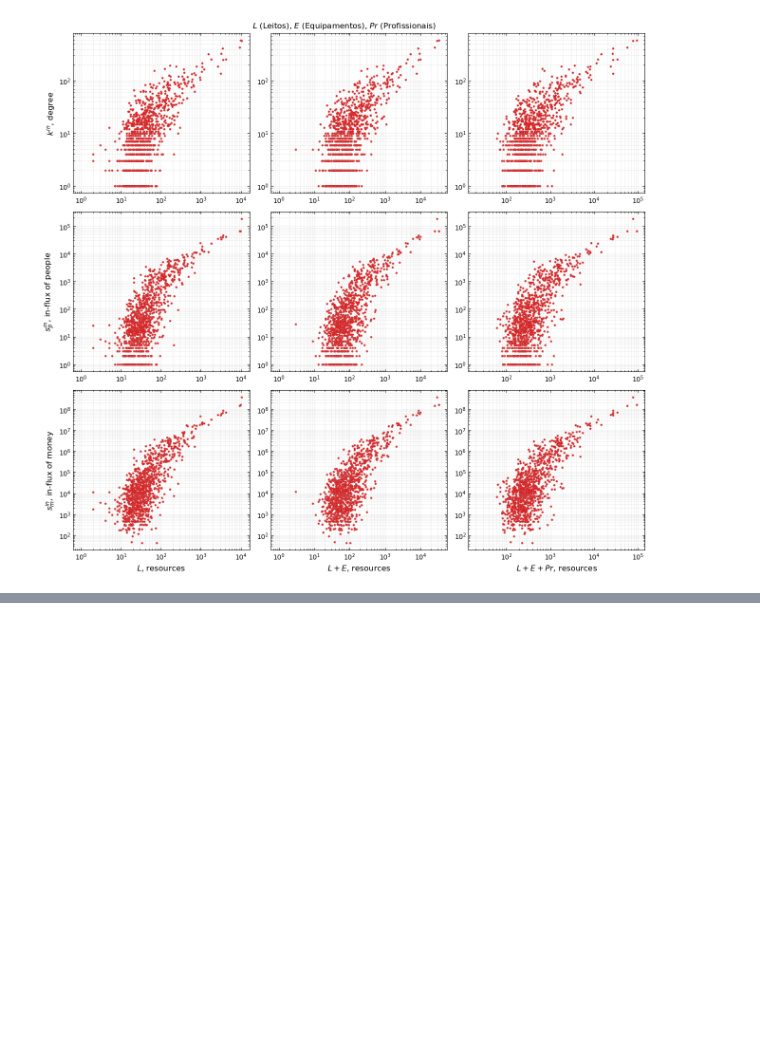
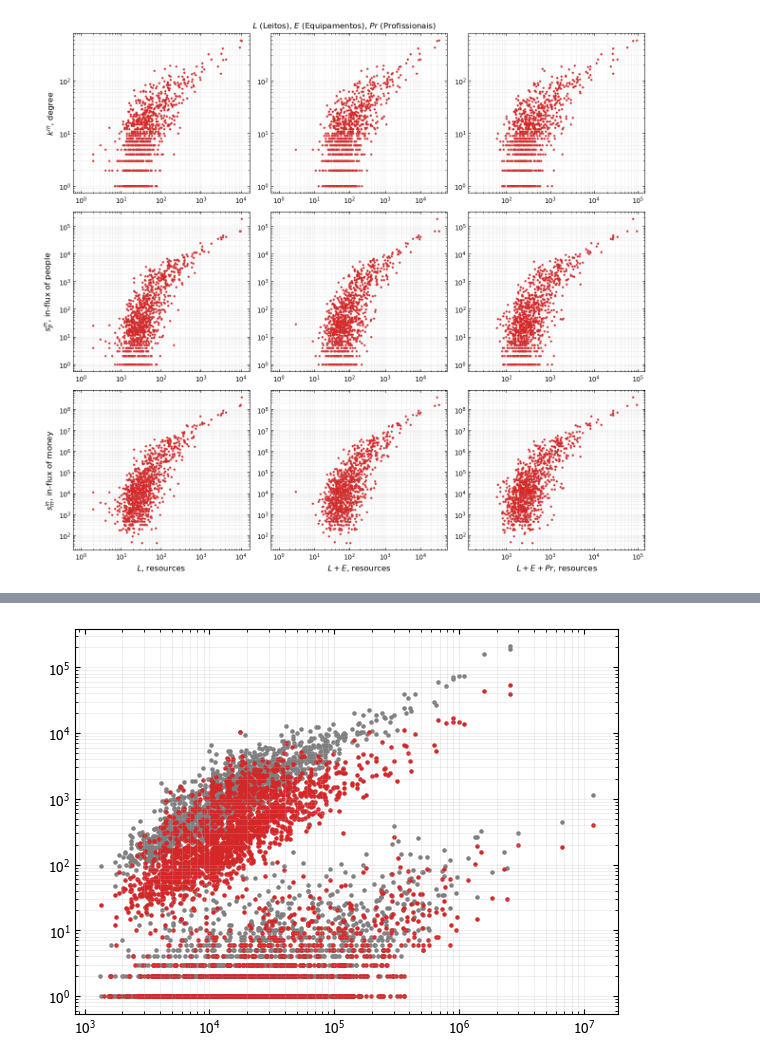
Before and after one commit to humbertocarmona/pyopensus, a Jupyter notebook: notebooks/networkanalysis/citynets.ipynb, the cells around one changed output, grey strips where cells are left out. Saved outputs shown, nothing was run; the diff lists cells and outputs as text; code cells hidden in the pictures; blank space fills up the shorter version.

Commit message:
updt diseases rank

```diff
--- a/notebooks/networkanalysis/citynets.ipynb
+++ b/notebooks/networkanalysis/citynets.ipynb
@@ -724,0 +829,17 @@ findfont: Generic family 'sans-serif' not found because none of the following fa
+# %%
+icd10_chapter_letters = {
+    "A": "Acute Infectious Diseases",
+    "B": "Acute Infectious Diseases",
+    "V": "External Causes",
+    "W": "External Causes",
+    "X": "External Causes",
+    "Y": "External Causes",
+    "E": "Chronic Diseases",
+    "F": "Chronic Diseases",
+    "I": "Chronic Diseases",
+    "J": "Chronic Diseases",
+    "M": "Chronic Diseases",
+    "N": "Chronic Diseases"
+}
+icd10_chapter_letters = defaultdict(lambda: 'N/A', icd10_chapter_letters)
+df["GRUPO"] = df["DIAG_CATEG"].apply(lambda x: icd10_chapter_letters[x[:1]])
@@ -724,0 +860,4 @@ findfont: Generic family 'sans-serif' not found because none of the following fa
+# %%
+chr_df = df[df["GRUPO"]=="Chronic Diseases"]["MUNIC_RES"].value_counts().reset_index().merge(pop_df[["CODMUN", "POPULAÇÃO ESTIMADA"]], left_on="MUNIC_RES", right_on="CODMUN", how="left")
+ext_df = df[df["GRUPO"]=="External Causes"]["MUNIC_RES"].value_counts().reset_index().merge(pop_df[["CODMUN", "POPULAÇÃO ESTIMADA"]], left_on="MUNIC_RES", right_on="CODMUN", how="left")
+acute_df = df[df["GRUPO"]=="Acute Infectious Diseases"]["MUNIC_RES"].value_counts().reset_index().merge(pop_df[["CODMUN", "POPULAÇÃO ESTIMADA"]], left_on="MUNIC_RES", right_on="CODMUN", how="left")
@@ -724,0 +880,14 @@ findfont: Generic family 'sans-serif' not found because none of the following fa
+# %%
+fig, ax1 = plt.subplots(1,1, figsize=(7,5))
+
+ax1.scatter(chr_df['POPULAÇÃO ESTIMADA'], chr_df["count"], color="tab:gray", s=5, ls='-', marker='o')
+ax1.scatter(acute_df['POPULAÇÃO ESTIMADA'], acute_df["count"], color="tab:red", s=5, ls='-', marker='o')
+#ax1.scatter(ext_df['POPULAÇÃO ESTIMADA'], ext_df["count"], color="tab:orange", s=5, ls='-', marker='o')
+
+for axis in [ax1]:
+    axis.set_xscale('log')
+    axis.set_yscale('log')
+    axis.grid(alpha=0.2, which='both')
+    axis.tick_params(which='both', direction='in', top=True, right=True)
+# %% [output]
+[figure, added]
```
Also changed, not shown: parts of 11 cells of this notebook.
